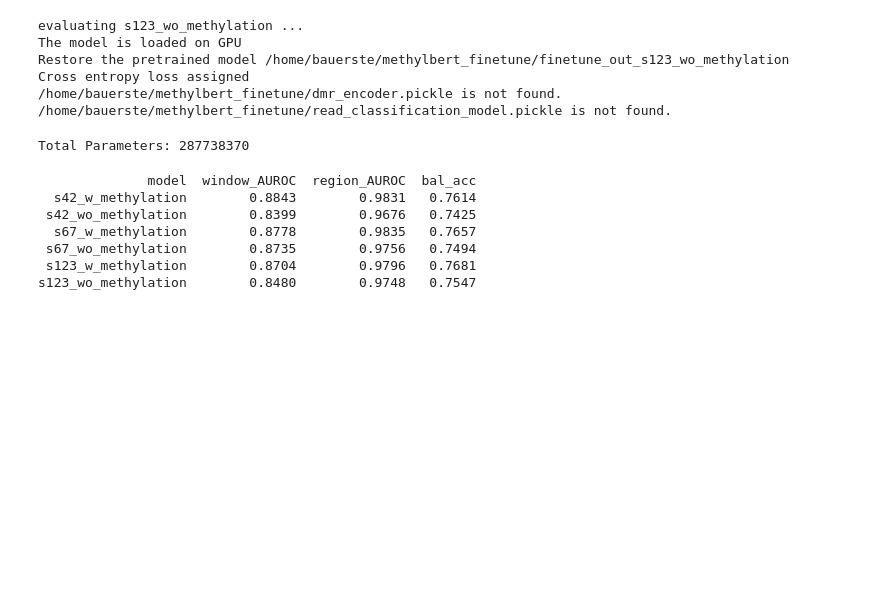
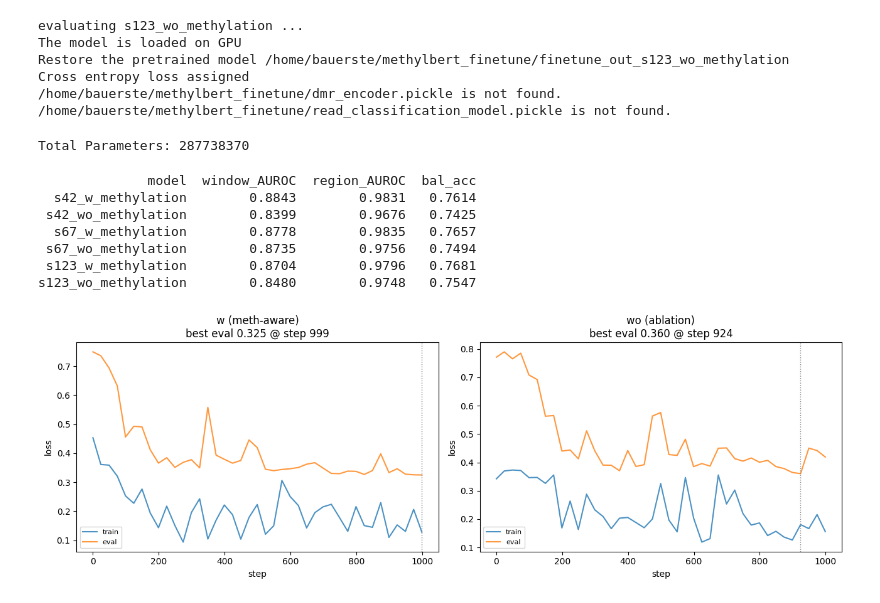
Before and after one commit to sbauer0/methylbert, a Jupyter notebook: myNotebooks/evaluate_finetune.ipynb, the cells around one changed output. Cells and saved outputs as stored; diff of their text form; code cells hidden in the pictures; blank space fills up the shorter version.

Commit message:
finetune finished

```diff
--- a/myNotebooks/evaluate_finetune.ipynb
+++ b/myNotebooks/evaluate_finetune.ipynb
@@ -131,3 +131,23 @@ Total Parameters: 287738370
  s67_wo_methylation        0.8735        0.9756   0.7494
  s123_w_methylation        0.8704        0.9796   0.7681
 s123_wo_methylation        0.8480        0.9748   0.7547
+# %%
+import os, pandas as pd, matplotlib.pyplot as plt
+
+BASE = "/workspace/methylbert_finetune"
+RUNS = [("dmr250_s42_w_methylation",  "w (meth-aware)"),
+        ("dmr250_s42_wo_methylation", "wo (ablation)")]
+
+fig, axes = plt.subplots(1, 2, figsize=(13, 4.5))
+for ax, (d, label) in zip(axes, RUNS):
+    dt = pd.read_csv(os.path.join(BASE, f"finetune_out_{d}", "train.csv"), sep="\t")
+    de = pd.read_csv(os.path.join(BASE, f"finetune_out_{d}", "eval.csv"),  sep="\t")
+    ax.plot(dt["step"], dt["loss"], label="train", alpha=.8)
+    ax.plot(de["step"], de["loss"], label="eval",  alpha=.8)
+    best = de.loc[de["loss"].idxmin()]
+    ax.axvline(best["step"], color="grey", ls=":", lw=1)
+    ax.set_title(f"{label}\nbest eval {best['loss']:.3f} @ step {int(best['step'])}")
+    ax.set_xlabel("step"); ax.set_ylabel("loss"); ax.legend(fontsize=8)
+plt.tight_layout(); plt.show()
+# %% [output]
+[figure, added]
```
Also changed, not shown: parts of 2 cells of this notebook, 7 other files.
